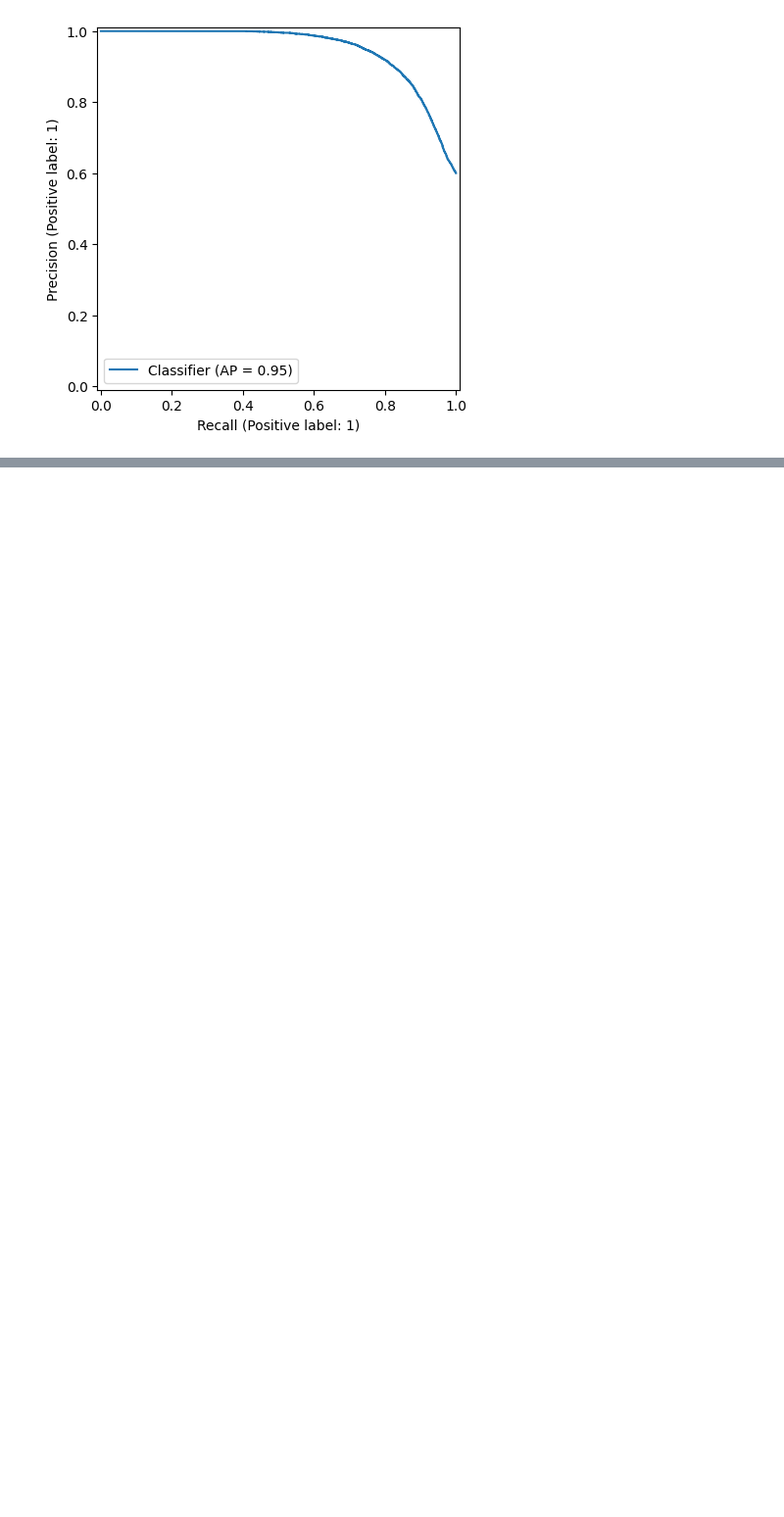
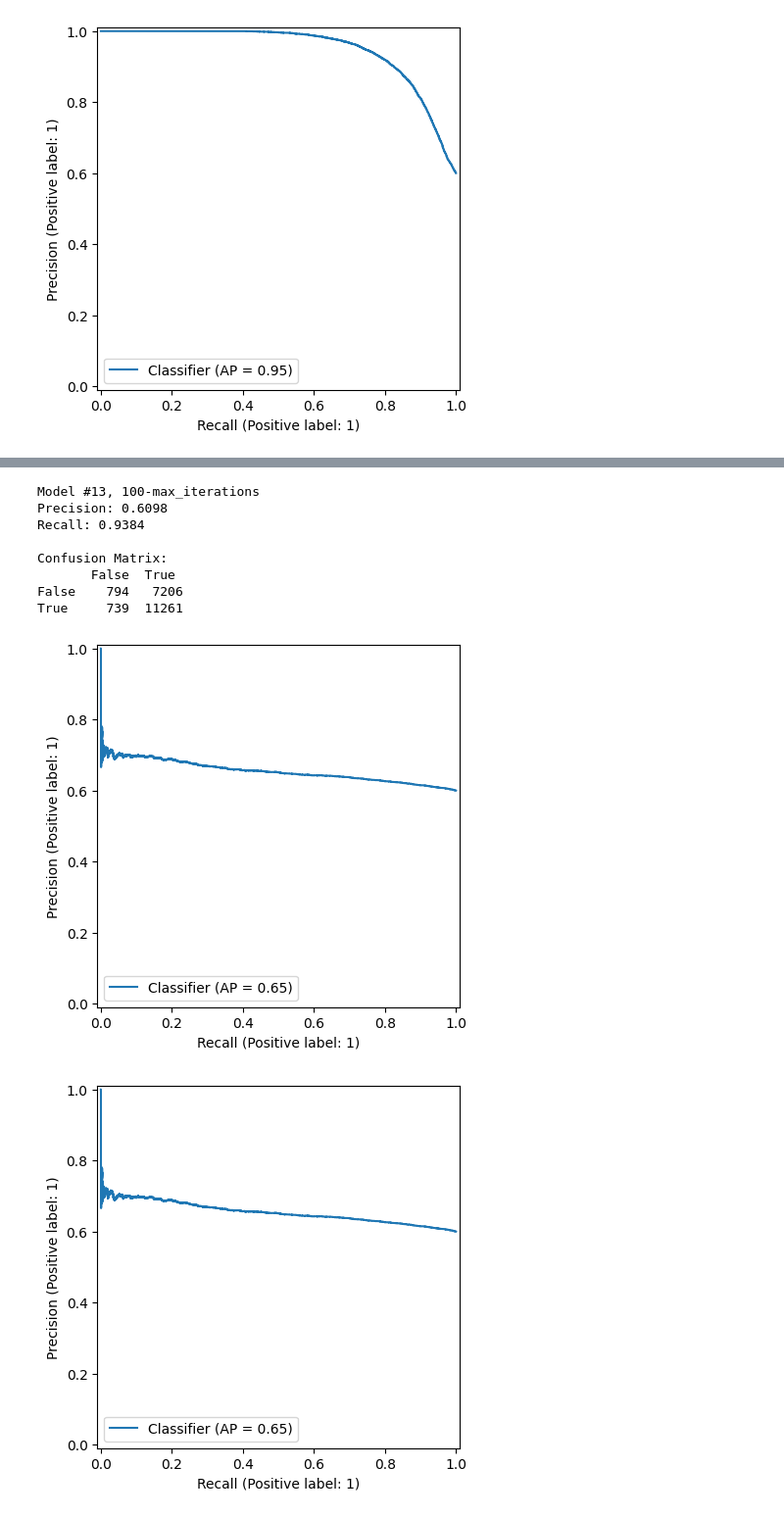
Before and after one commit to xgarcia17/diabetes-predictor, a Jupyter notebook: logisticregression.ipynb, the cells around one changed output, grey strips where cells are left out. Shown at 98% size. Cells and saved outputs as stored; diff of their text form; code cells hidden in the pictures; blank space fills up the shorter version.

```diff
--- a/logisticregression.ipynb
+++ b/logisticregression.ipynb
@@ -317,0 +464,20 @@ True    1495  10505
+# %%
+# SEGMENT FOR MODEL 13
+candidate_features_13 = ['physical_activity_minutes_per_week', 'bmi', 'sleep_hours_per_day', ]
+test_lr_model(candidate_features_13, 13)
+
+# Up to 1000 max_iterations test:
+# max_iterations: 100
+# Precision: 0.6098
+# Recall: 0.9384
+# %% [output]
+Model #13, 100-max_iterations
+Precision: 0.6098
+Recall: 0.9384
+
+Confusion Matrix:
+       False  True
+False    794   7206
+True     739  11261
+[figure, added]
+[figure, added]
```
Also changed, not shown: parts of 13 cells of this notebook, 1 other file.
